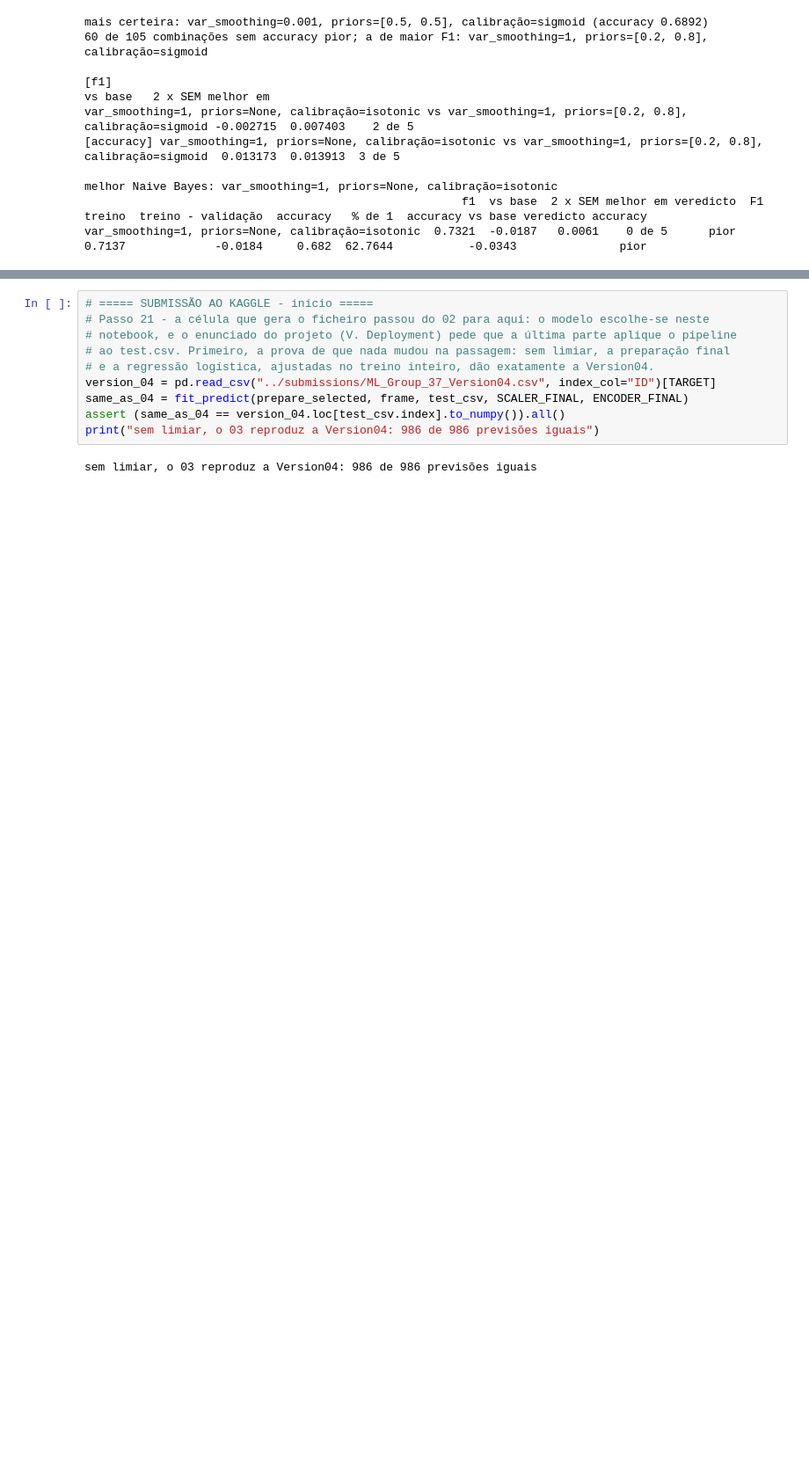
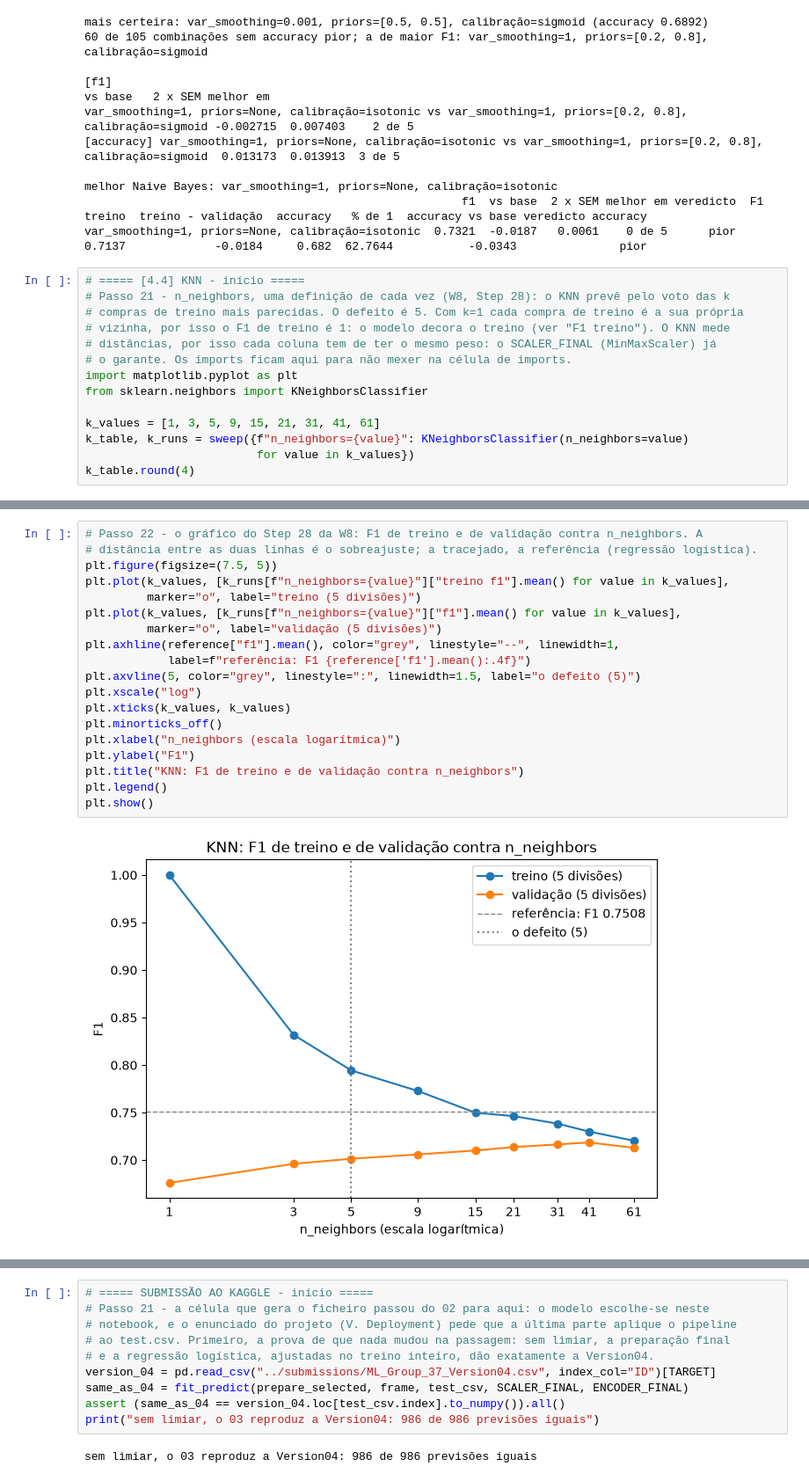
Before and after one commit to josebrites16/ML_project_2026-copia, a Jupyter notebook: notebooks/03_modelling.ipynb, the cells around one changed output, grey strips where cells are left out. Shown at 88% size. Saved outputs shown, nothing was run; the diff lists cells and outputs as text; blank space fills up the shorter version.

```diff
--- a/notebooks/03_modelling.ipynb
+++ b/notebooks/03_modelling.ipynb
@@ -511,3 +511,17 @@ var_smoothing=1, priors=None, calibração=isotonic vs var_smoothing=1, priors=[
 melhor Naive Bayes: var_smoothing=1, priors=None, calibração=isotonic
                                                        f1  vs base  2 x SEM melhor em veredicto  F1 treino  treino - validação  accuracy   % de 1  accuracy vs base veredicto accuracy
 var_smoothing=1, priors=None, calibração=isotonic  0.7321  -0.0187   0.0061    0 de 5      pior     0.7137             -0.0184     0.682  62.7644           -0.0343               pior
+# %%
+# ===== [4.4] KNN - início =====
+# Passo 21 - n_neighbors, uma definição de cada vez (W8, Step 28): o KNN prevê pelo voto das k
+# compras de treino mais parecidas. O defeito é 5. Com k=1 cada compra de treino é a sua própria
+# vizinha, por isso o F1 de treino é 1: o modelo decora o treino (ver "F1 treino"). O KNN mede
+# distâncias, por isso cada coluna tem de ter o mesmo peso: o SCALER_FINAL (MinMaxScaler) já
+# o garante. Os imports ficam aqui para não mexer na célula de imports.
+import matplotlib.pyplot as plt
+from sklearn.neighbors import KNeighborsClassifier
+
+k_values = [1, 3, 5, 9, 15, 21, 31, 41, 61]
+k_table, k_runs = sweep({f"n_neighbors={value}": KNeighborsClassifier(n_neighbors=value)
+                         for value in k_values})
+k_table.round(4)
@@ -513,0 +539,21 @@ var_smoothing=1, priors=None, calibração=isotonic  0.7321  -0.0187   0.0061
+# %%
+# Passo 22 - o gráfico do Step 28 da W8: F1 de treino e de validação contra n_neighbors. A
+# distância entre as duas linhas é o sobreajuste; a tracejado, a referência (regressão logística).
+plt.figure(figsize=(7.5, 5))
+plt.plot(k_values, [k_runs[f"n_neighbors={value}"]["treino f1"].mean() for value in k_values],
+         marker="o", label="treino (5 divisões)")
+plt.plot(k_values, [k_runs[f"n_neighbors={value}"]["f1"].mean() for value in k_values],
+         marker="o", label="validação (5 divisões)")
+plt.axhline(reference["f1"].mean(), color="grey", linestyle="--", linewidth=1,
+            label=f"referência: F1 {reference['f1'].mean():.4f}")
+plt.axvline(5, color="grey", linestyle=":", linewidth=1.5, label="o defeito (5)")
+plt.xscale("log")
+plt.xticks(k_values, k_values)
+plt.minorticks_off()
+plt.xlabel("n_neighbors (escala logarítmica)")
+plt.ylabel("F1")
+plt.title("KNN: F1 de treino e de validação contra n_neighbors")
+plt.legend()
+plt.show()
+# %% [output]
+[figure, added]
```
Also changed, not shown: parts of 5 cells of this notebook.
